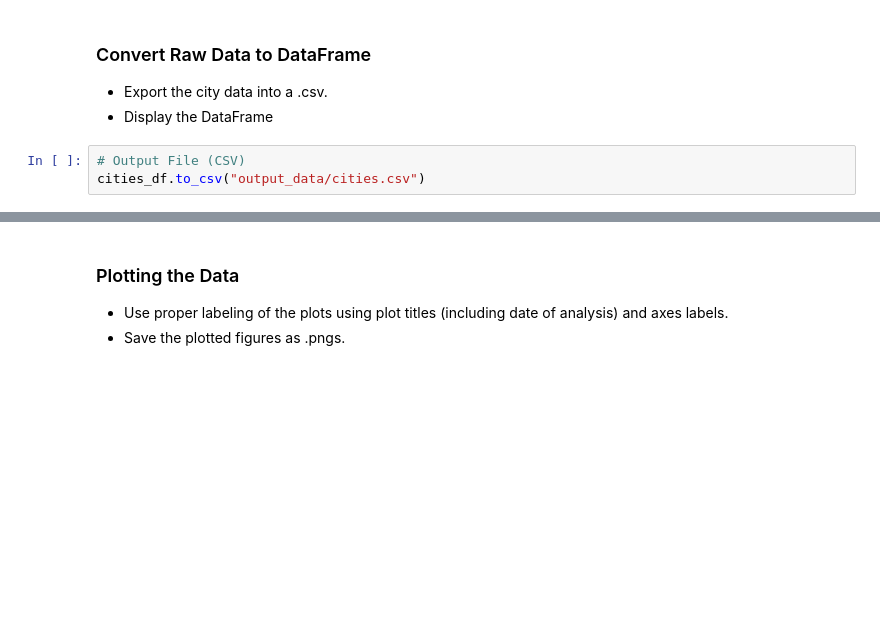
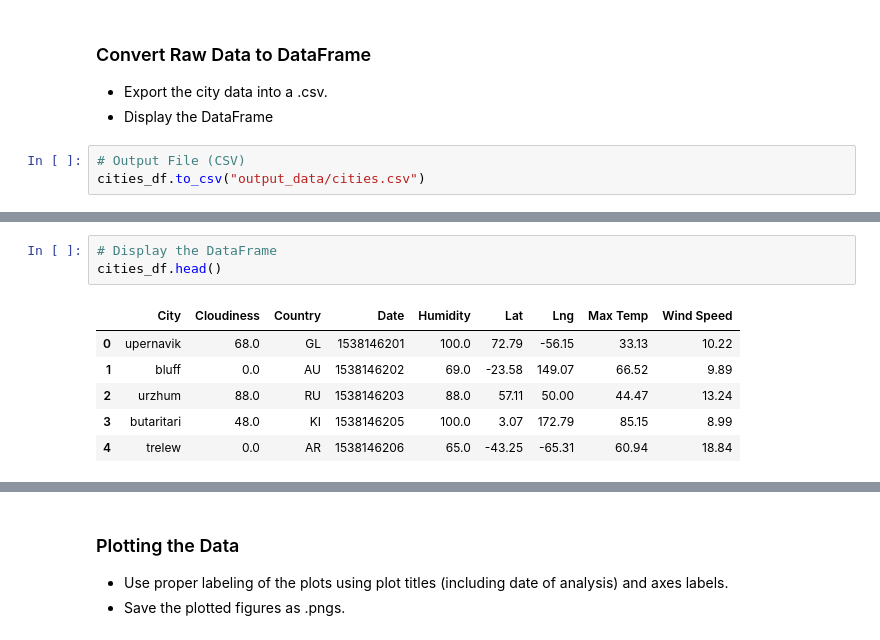
Before and after one commit to reedkm/api-weather, a Jupyter notebook: WeatherPy_Reed.ipynb, the cells around one changed output, grey strips where cells are left out. Drawn from its saved outputs; the diff is of its cells as text; blank space fills up the shorter version.

```diff
--- a/WeatherPy_Reed.ipynb
+++ b/WeatherPy_Reed.ipynb
@@ -227,2 +154,12 @@ clean_df.head(50)
+# %%
+# Display the DataFrame
+cities_df.head()
+# %% [output]
+|  | City | Cloudiness | Country | Date | Humidity | Lat | Lng | Max Temp | Wind Speed |
+| 0 | upernavik | 68.0 | GL | 1538146201 | 100.0 | 72.79 | -56.15 | 33.13 | 10.22 |
+| 1 | bluff | 0.0 | AU | 1538146202 | 69.0 | -23.58 | 149.07 | 66.52 | 9.89 |
+| 2 | urzhum | 88.0 | RU | 1538146203 | 88.0 | 57.11 | 50.00 | 44.47 | 13.24 |
+| 3 | butaritari | 48.0 | KI | 1538146205 | 100.0 | 3.07 | 172.79 | 85.15 | 8.99 |
+| 4 | trelew | 0.0 | AR | 1538146206 | 65.0 | -43.25 | -65.31 | 60.94 | 18.84 |
 # %%
 # Set date to mm/dd/yyyy
```
Also changed, not shown: parts of 21 cells of this notebook, 8 other files.
